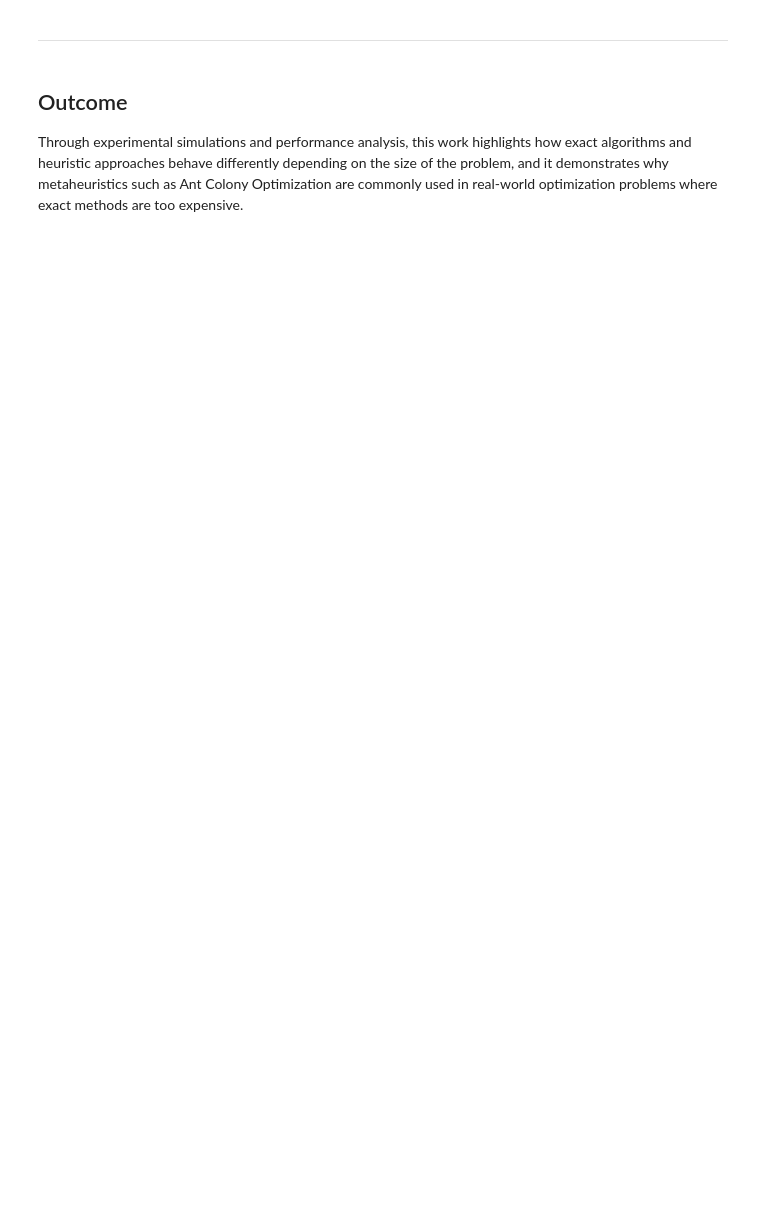
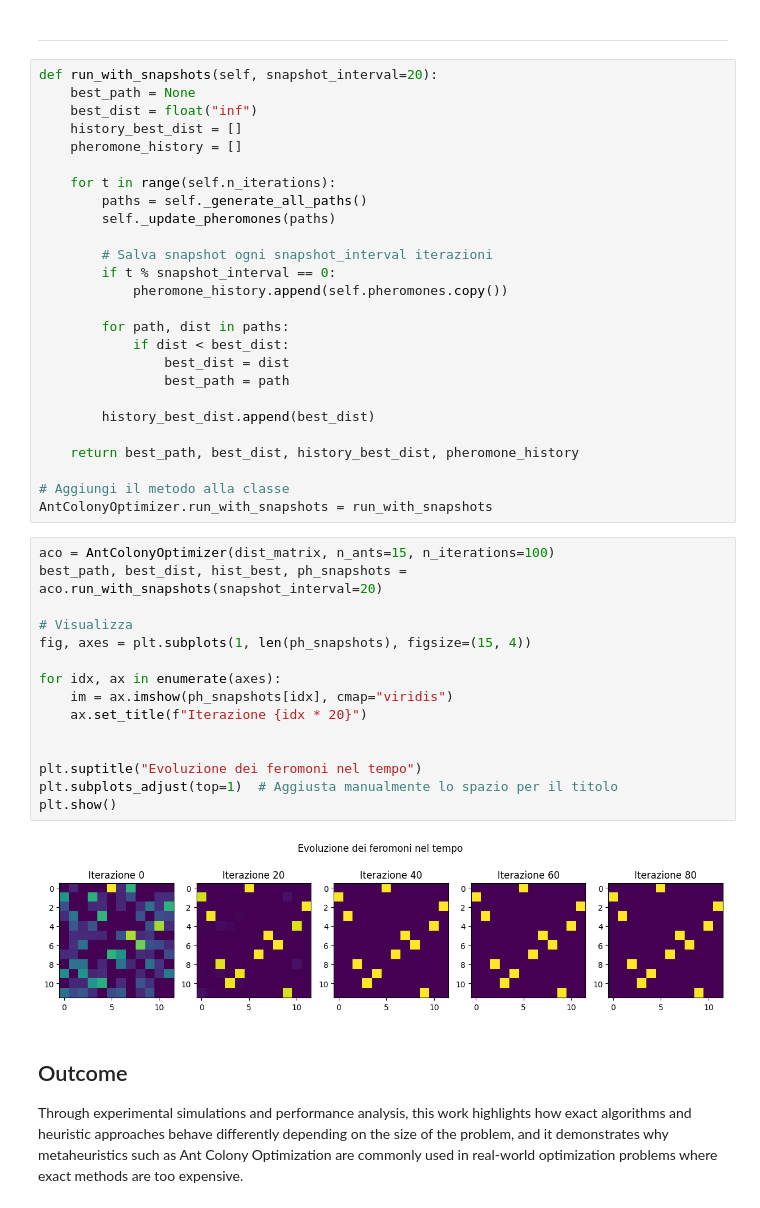
Before and after one commit to GuerineHoussem/AI_Project, a Jupyter notebook: TSP_ant_colony_algorithm.ipynb, the cells around one changed output. Cells and saved outputs as stored; diff of their text form; blank space fills up the shorter version.

```diff
--- a/TSP_ant_colony_algorithm.ipynb
+++ b/TSP_ant_colony_algorithm.ipynb
@@ -339,5 +339,48 @@ animate_pheromones(cities, ph_hist, pause=0.08)
 # %% [markdown]
 ---
+# %%
+def run_with_snapshots(self, snapshot_interval=20):
+    best_path = None
+    best_dist = float("inf")
+    history_best_dist = []
+    pheromone_history = []
+
+    for t in range(self.n_iterations):
+        paths = self._generate_all_paths()
+        self._update_pheromones(paths)
+
+        # Salva snapshot ogni snapshot_interval iterazioni
+        if t % snapshot_interval == 0:
+            pheromone_history.append(self.pheromones.copy())
+
+        for path, dist in paths:
+            if dist < best_dist:
+                best_dist = dist
+                best_path = path
+
+        history_best_dist.append(best_dist)
+
+    return best_path, best_dist, history_best_dist, pheromone_history
+
+# Aggiungi il metodo alla classe
+AntColonyOptimizer.run_with_snapshots = run_with_snapshots
+# %%
+aco = AntColonyOptimizer(dist_matrix, n_ants=15, n_iterations=100)
+best_path, best_dist, hist_best, ph_snapshots = aco.run_with_snapshots(snapshot_interval=20)
+
+# Visualizza
+fig, axes = plt.subplots(1, len(ph_snapshots), figsize=(15, 4))
+
+for idx, ax in enumerate(axes):
+    im = ax.imshow(ph_snapshots[idx], cmap="viridis")
+    ax.set_title(f"Iterazione {idx * 20}")
+
+
+plt.suptitle("Evoluzione dei feromoni nel tempo")
+plt.subplots_adjust(top=1)  # Aggiusta manualmente lo spazio per il titolo
+plt.show()
+# %% [output]
+[figure, added]
 # %% [markdown]
 ## Outcome
 
```
Also changed, not shown: parts of 8 cells of this notebook, 2 other files.
